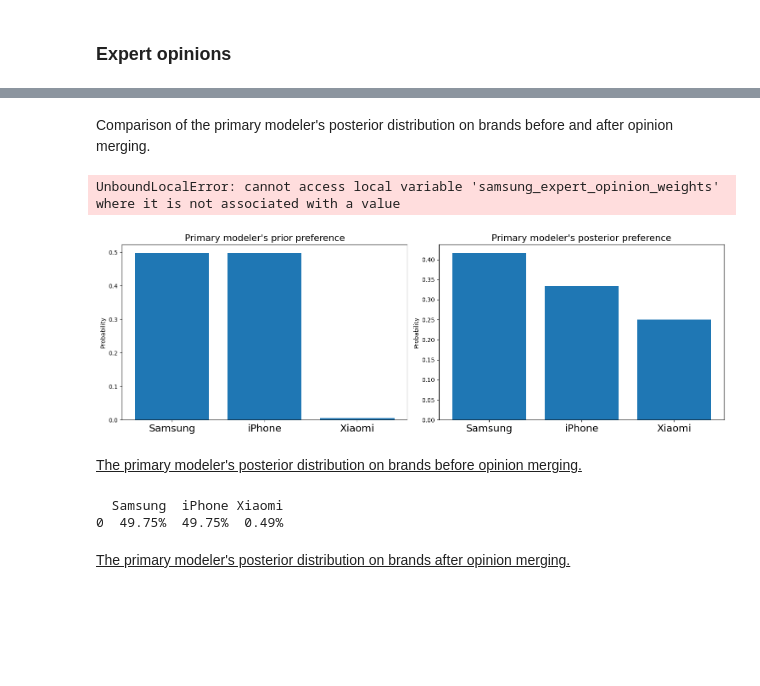
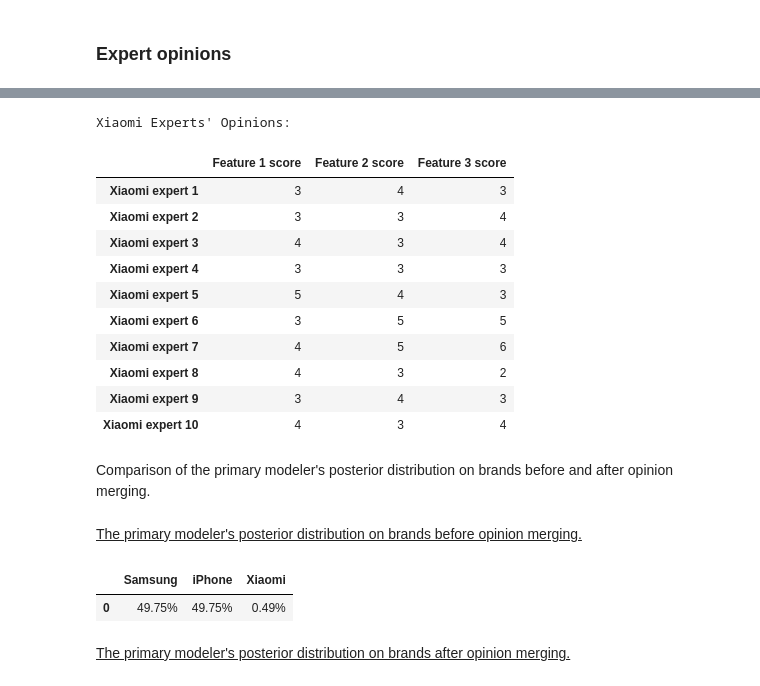
Before and after one commit to Ruzejjur/TMoCOBoT_python, a Jupyter notebook: code/main.ipynb, the cells around one changed output, grey strips where cells are left out. Saved outputs shown, nothing was run; the diff lists cells and outputs as text; code cells hidden in the pictures; blank space fills up the shorter version.

```diff
--- a/code/main.ipynb
+++ b/code/main.ipynb
@@ -204,13 +216,27 @@ Xiaomi expert 10                4                3                4
+# %%
+print("\nXiaomi Experts' Opinions:")
+xiaomi_expert_opinions_df
+# %% [output]
+Xiaomi Experts' Opinions:
+|  | Feature 1 score | Feature 2 score | Feature 3 score |
+| Xiaomi expert 1 | 3 | 4 | 3 |
+| Xiaomi expert 2 | 3 | 3 | 4 |
+| Xiaomi expert 3 | 4 | 3 | 4 |
+| Xiaomi expert 4 | 3 | 3 | 3 |
+| Xiaomi expert 5 | 5 | 4 | 3 |
+| Xiaomi expert 6 | 3 | 5 | 5 |
+| Xiaomi expert 7 | 4 | 5 | 6 |
+| Xiaomi expert 8 | 4 | 3 | 2 |
+| Xiaomi expert 9 | 3 | 4 | 3 |
+| Xiaomi expert 10 | 4 | 3 | 4 |
 # %% [markdown]
 Comparison of the primary modeler's posterior distribution on brands before and after opinion merging.
 # %%
-primary_modeler_posterior_old, primary_modeler_posterior_updated = auxiliary.simulated_example(
+primary_modeler_posterior_initial, primary_modeler_posterior_updated = auxiliary.simulated_example(
     primary_modeler_scores, opinion_certainty_array, apply_certainty, number_of_responders, trust_matrix,
     score_preference, primary_modeler_brand_pref, score_range, initial_feature_weight,
     samsung_expert_opinions, iphone_expert_opinions, xiaomi_expert_opinions
 )
-# %% [output]
-UnboundLocalError: cannot access local variable 'samsung_expert_opinion_weights' where it is not associated with a value
 # %%
 # Create a figure window
 fig, axes = plt.subplots(1, 2, figsize=(15, 5))
@@ -218,8 +244,8 @@ fig, axes = plt.subplots(1, 2, figsize=(15, 5))
 # Variable names for the x-ticks
 variable_names = ['Samsung', 'iPhone', 'Xiaomi']
 
-# Plotting the old posterior distribution
-axes[0].bar(variable_names, primary_modeler_posterior_old)
+# Plotting the initial posterior distribution
+axes[0].bar(variable_names, primary_modeler_posterior_initial)
 axes[0].set_ylabel('Probability')
 axes[0].set_title("Primary modeler's prior preference", fontsize=15.5)
 axes[0].tick_params(axis='x', labelsize=17)
@@ -237,25 +263,23 @@ plt.savefig(save_path)
 
 # Show the plots
 plt.show()
-# %% [output]
-[figure, removed]
 # %% [markdown]
 <ins>The primary modeler's posterior distribution on brands before opinion merging.</ins>
 # %%
 # Round the values and convert them to percentage strings
-primary_modeler_posterior_old_percent = [f"{round(value * 100, 2)}%" for value in primary_modeler_posterior_old]
+primary_modeler_posterior_initial_percent = [f"{round(value * 100, 2)}%" for value in primary_modeler_posterior_initial]
 
 # Create a DataFrame
-primary_modeler_posterior_old_df = pd.DataFrame(
-    [primary_modeler_posterior_old_percent],
+primary_modeler_posterior_initial_df = pd.DataFrame(
+    [primary_modeler_posterior_initial_percent],
     columns=["Samsung", "iPhone", "Xiaomi"]
 )
 
 # Display the DataFrame
-print(primary_modeler_posterior_old_df)
+primary_modeler_posterior_initial_df
 # %% [output]
-  Samsung  iPhone Xiaomi
-0  49.75%  49.75%  0.49%
+|  | Samsung | iPhone | Xiaomi |
+| 0 | 49.75% | 49.75% | 0.49% |
 # %% [markdown]
 <ins>The primary modeler's posterior distribution on brands after opinion merging.</ins>
 # %%
```
Also changed, not shown: parts of 43 cells of this notebook, 2 other files.
